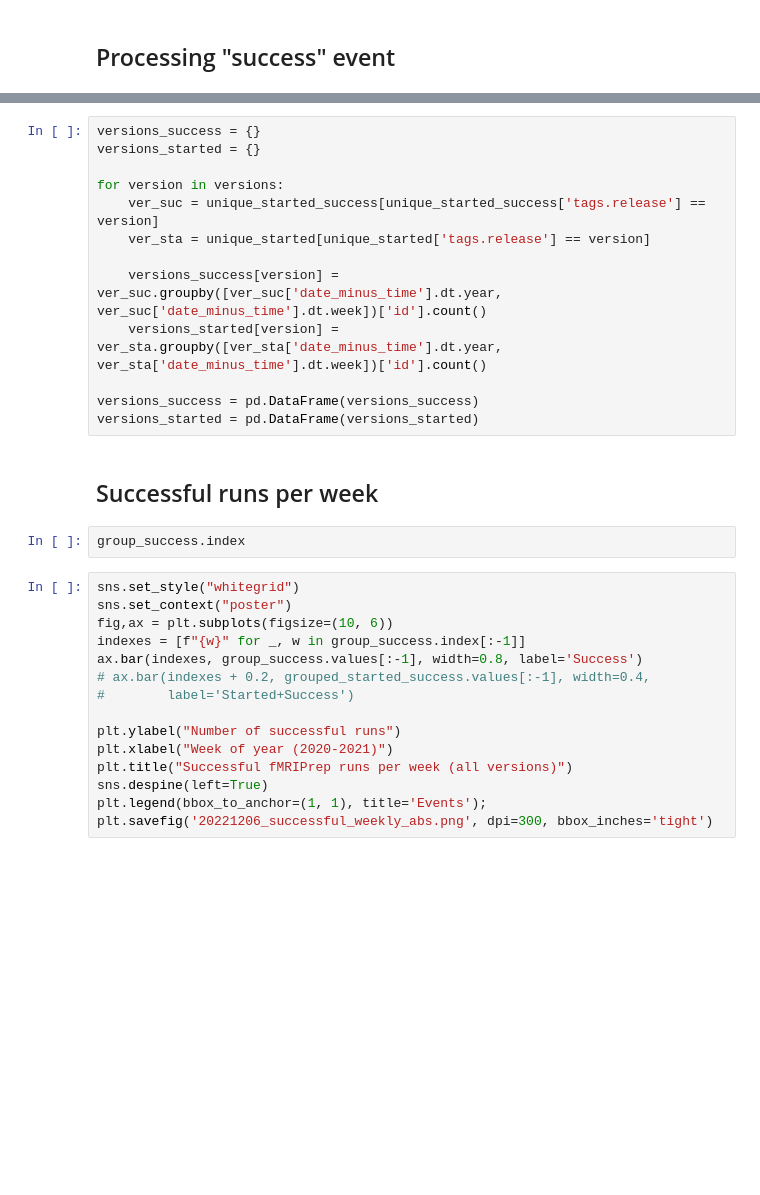
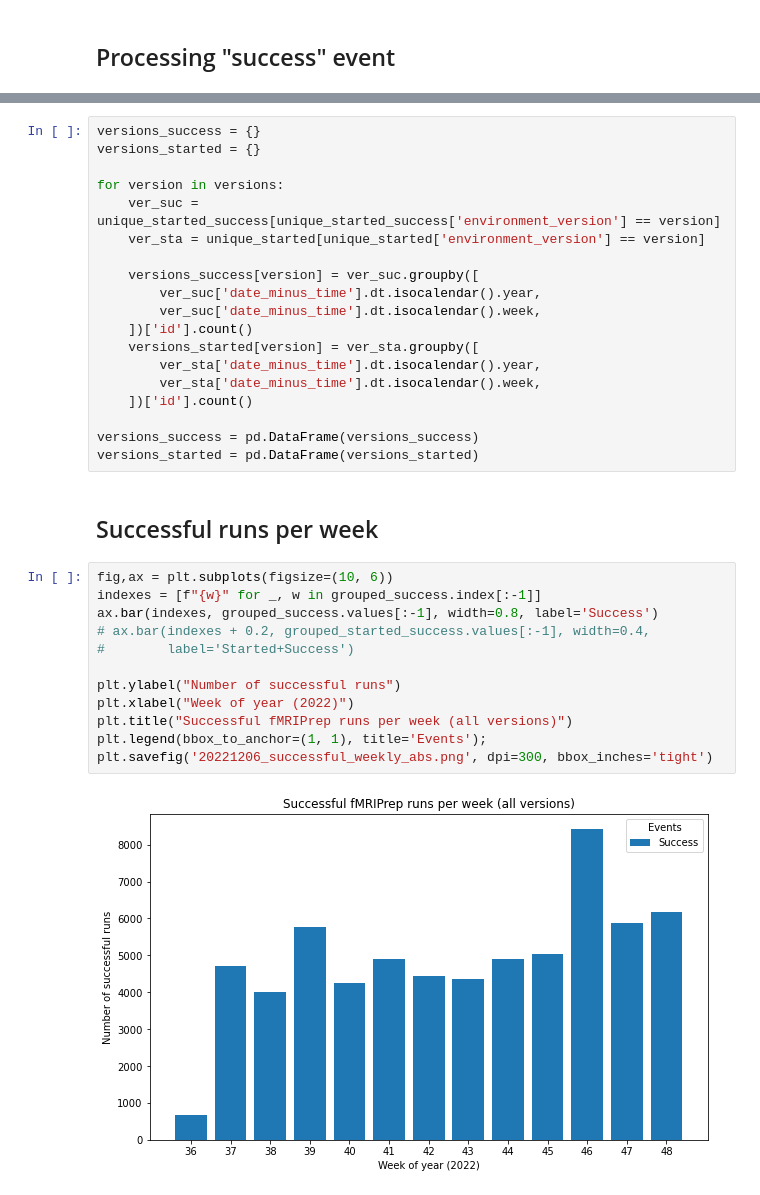
Before and after one commit to nipreps/fmriprep_stats, a Jupyter notebook: notebooks/fmriprep_stats.ipynb, the cells around one changed output, grey strips where cells are left out. Cells and saved outputs as stored; diff of their text form; blank space fills up the shorter version.

```diff
--- a/notebooks/fmriprep_stats.ipynb
+++ b/notebooks/fmriprep_stats.ipynb
@@ -54,33 +100,36 @@ versions_success = {}
 versions_started = {}
 
 for version in versions:
-    ver_suc = unique_started_success[unique_started_success['tags.release'] == version]
-    ver_sta = unique_started[unique_started['tags.release'] == version]
+    ver_suc = unique_started_success[unique_started_success['environment_version'] == version]
+    ver_sta = unique_started[unique_started['environment_version'] == version]
 
-    versions_success[version] = ver_suc.groupby([ver_suc['date_minus_time'].dt.year, ver_suc['date_minus_time'].dt.week])['id'].count()
-    versions_started[version] = ver_sta.groupby([ver_sta['date_minus_time'].dt.year, ver_sta['date_minus_time'].dt.week])['id'].count()
+    versions_success[version] = ver_suc.groupby([
+        ver_suc['date_minus_time'].dt.isocalendar().year,
+        ver_suc['date_minus_time'].dt.isocalendar().week,
+    ])['id'].count()
+    versions_started[version] = ver_sta.groupby([
+        ver_sta['date_minus_time'].dt.isocalendar().year,
+        ver_sta['date_minus_time'].dt.isocalendar().week,
+    ])['id'].count()
 
 versions_success = pd.DataFrame(versions_success)
 versions_started = pd.DataFrame(versions_started)
 # %% [markdown]
 ## Successful runs per week
-# %%
-group_success.index
 # %%
-sns.set_style("whitegrid")
-sns.set_context("poster")
 fig,ax = plt.subplots(figsize=(10, 6))
-indexes = [f"{w}" for _, w in group_success.index[:-1]]
-ax.bar(indexes, group_success.values[:-1], width=0.8, label='Success')
+indexes = [f"{w}" for _, w in grouped_success.index[:-1]]
+ax.bar(indexes, grouped_success.values[:-1], width=0.8, label='Success')
 # ax.bar(indexes + 0.2, grouped_started_success.values[:-1], width=0.4,
 #        label='Started+Success')
 
 plt.ylabel("Number of successful runs")
-plt.xlabel("Week of year (2020-2021)")
+plt.xlabel("Week of year (2022)")
 plt.title("Successful fMRIPrep runs per week (all versions)")
-sns.despine(left=True)
 plt.legend(bbox_to_anchor=(1, 1), title='Events');
 plt.savefig('20221206_successful_weekly_abs.png', dpi=300, bbox_inches='tight')
+# %% [output]
+[figure, added]
 # %%
 fig,ax = plt.subplots(figsize=(10, 6))
 indexes = [f"{w}" for _, w in grouped_started.index[:-1]]
```
Also changed, not shown: parts of 13 cells of this notebook.
